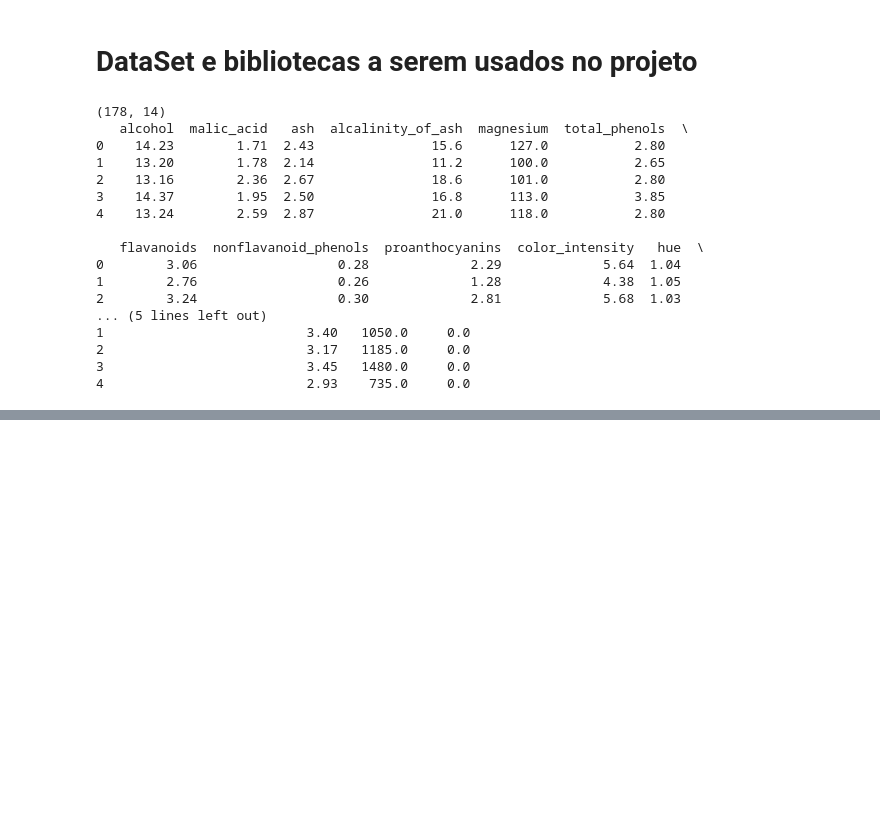
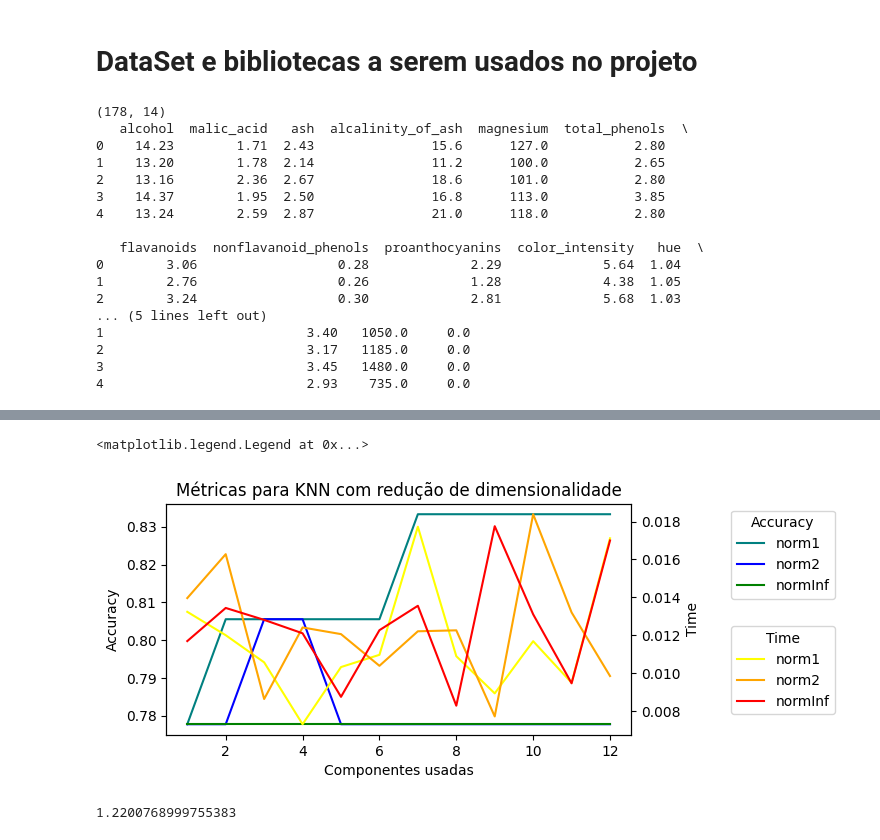
Before and after one commit to arthurkenzo/MO431_Tarefas, a Jupyter notebook: la2ml_tarefa_1.ipynb, the cells around one changed output, grey strips where cells are left out. Drawn from its saved outputs; the diff is of its cells as text; code cells hidden in the pictures; blank space fills up the shorter version.

```diff
--- a/la2ml_tarefa_1.ipynb
+++ b/la2ml_tarefa_1.ipynb
@@ -41,0 +260,17 @@ print(data.head())
+# %%
+from sklearn.neighbors import KNeighborsClassifier
+from sklearn.metrics import accuracy_score
+
+# Step 3: Create a k-NN classifier
+k = 3  # Number of neighbors
+knnClassifier = KNeighborsClassifier(n_neighbors=k, metric='manhattan')
+
+# Step 4: Fit the model
+knnClassifier.fit(xTrain, yTrain)
+
+# Step 5: Make predictions
+predictions = knnClassifier.predict(xTest)
+
+# Step 6: Evaluate the model
+accuracy = accuracy_score(yTest, predictions)
+accuracy
@@ -41,0 +337,34 @@ print(data.head())
+# %%
+components = range(1, 13)
+
+fig, ax1 = plt.subplots(figsize=(6, 3))
+plt.title('Métricas para KNN com redução de dimensionalidade')
+
+# Plot the first variable
+ax1.plot(components, accuracy['norm1'], label='norm1', color='teal')
+ax1.plot(components, accuracy['norm2'], label='norm2', color='blue')
+ax1.plot(components, accuracy['normInf'], label='normInf', color='green')
+ax1.set_xlabel('Componentes usadas')
+ax1.set_ylabel('Accuracy', color='black')
+ax1.tick_params(axis='y', labelcolor='black')
+
+# Create a second y-axis
+ax2 = ax1.twinx()
+
+# Plot the second variable
+ax2.plot(components, elapsedTimes['norm1'], label='norm1', color='yellow')
+ax2.plot(components, elapsedTimes['norm2'], label='norm2', color='orange')
+ax2.plot(components, elapsedTimes['normInf'], label='normInf', color='red')
+ax2.set_ylabel('Time', color='black')
+ax2.tick_params(axis='y', labelcolor='black')
+
+ax1.legend(title='Accuracy', loc='upper left', bbox_to_anchor=(1.2, 1))
+ax2.legend(title='Time', loc='upper left', bbox_to_anchor=(1.2, 0.5))
+# %% [output]
+<matplotlib.legend.Legend at 0x...>
+[figure, added]
+# %%
+execution_time = timeit.timeit(lambda: knn(xTrainReducedDim, yTrain, xTestReducedDim, k, distance), number=100)
+print(execution_time)
+# %% [output]
+1.2200768999755383
```
Also changed, not shown: parts of 19 cells of this notebook.
